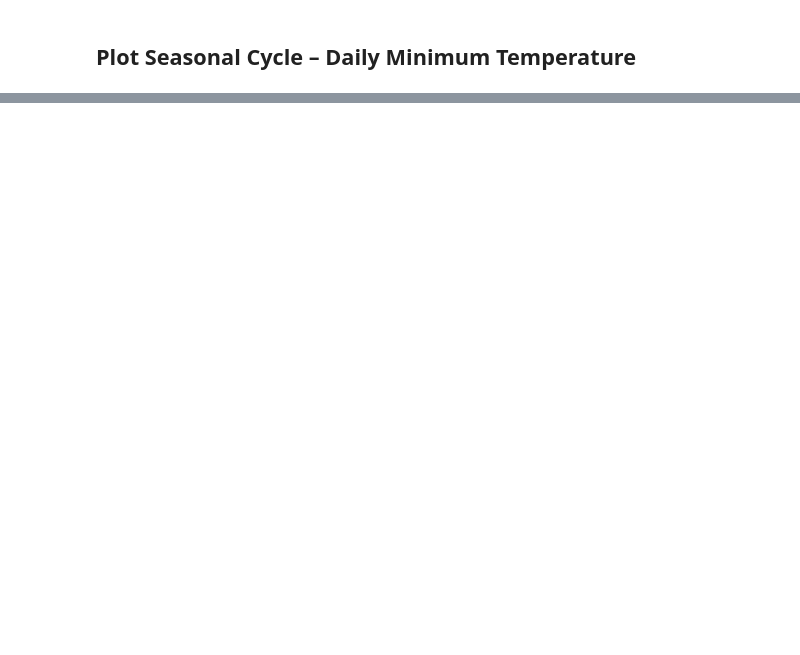
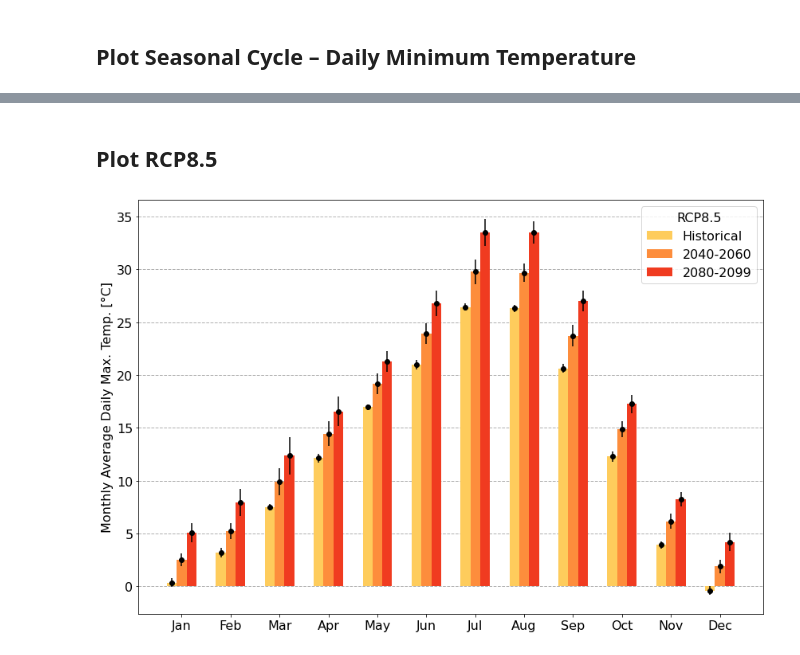
Before and after one commit to LejoFlores/CdA_MACA_analysis, a Jupyter notebook: CdA_ClimateChange_temperature.ipynb, the cells around one changed output, grey strips where cells are left out. Cells and saved outputs as stored; diff of their text form; code cells hidden in the pictures; blank space fills up the shorter version.

```diff
--- a/CdA_ClimateChange_temperature.ipynb
+++ b/CdA_ClimateChange_temperature.ipynb
@@ -57,17 +70,29 @@ tmax_seasonal_cycle_hist = tmax_hist_mean.air_temperature.mean(dim=('lat','lon')
 tmax_seasonal_cycle_40_60 = tmax_rcp45_mean_40_60.air_temperature.mean(dim=('lat','lon')) - KtoC
 tmax_seasonal_cycle_80_99 = tmax_rcp45_mean_80_99.air_temperature.mean(dim=('lat','lon')) - KtoC
 
+tmax_seasonal_cycle_40_60_rcp85 = tmax_rcp85_mean_40_60.air_temperature.mean(dim=('lat','lon')) - KtoC
+tmax_seasonal_cycle_80_99_rcp85 = tmax_rcp85_mean_80_99.air_temperature.mean(dim=('lat','lon')) - KtoC
+
 tmax_seasonal_cycle_hist_std = tmax_hist_std.air_temperature.mean(dim=('lat','lon'))
 tmax_seasonal_cycle_40_60_std = tmax_rcp45_std_40_60.air_temperature.mean(dim=('lat','lon'))
 tmax_seasonal_cycle_80_99_std = tmax_rcp45_std_80_99.air_temperature.mean(dim=('lat','lon'))
+
+tmax_seasonal_cycle_40_60_rcp85_std = tmax_rcp45_std_40_60.air_temperature.mean(dim=('lat','lon'))
+tmax_seasonal_cycle_80_99_rcp85_std = tmax_rcp45_std_80_99.air_temperature.mean(dim=('lat','lon'))
 
 tmax_seasonal_cycle_hist_np = tmax_seasonal_cycle_hist.values
 tmax_seasonal_cycle_40_60_np = tmax_seasonal_cycle_40_60.values
 tmax_seasonal_cycle_80_99_np = tmax_seasonal_cycle_80_99.values
 
+tmax_seasonal_cycle_40_60_rcp85_np = tmax_seasonal_cycle_40_60_rcp85.values
+tmax_seasonal_cycle_80_99_rcp85_np = tmax_seasonal_cycle_80_99_rcp85.values
+
 tmax_seasonal_cycle_hist_std_np = tmax_seasonal_cycle_hist_std.values
 tmax_seasonal_cycle_40_60_std_np = tmax_seasonal_cycle_40_60_std.values
 tmax_seasonal_cycle_80_99_std_np = tmax_seasonal_cycle_80_99_std.values
+
+tmax_seasonal_cycle_40_60_rcp85_std_np = tmax_seasonal_cycle_40_60_rcp85_std.values
+tmax_seasonal_cycle_80_99_rcp85_std_np = tmax_seasonal_cycle_80_99_rcp85_std.values
 # %%
 # Get multi-model average historical seasonal cycle in minimum temperature
 tmin_hist_mean = tmin_ds_hist.sel(time=slice(hist_beg, hist_end))\
@@ -250,0 +303,34 @@ plt.show()
+# %% [markdown]
+## Plot RCP8.5
+# %%
+labels = ['Jan', 'Feb', 'Mar', 'Apr', 'May', 'Jun', 'Jul', 'Aug', 'Sep', 'Oct', 'Nov', 'Dec']
+
+plt.rcParams.update({'font.size': 16})
+
+x = np.arange(len(labels))+1  # the label locations
+width = 0.2  # the width of the bars
+
+fig, ax = plt.subplots(figsize=(12,8))
+rects1 = ax.bar(x - width, tmax_seasonal_cycle_hist_np, width, label='Historical', color='#fecc5c', zorder=2.5)
+rects2 = ax.bar(x, tmax_seasonal_cycle_40_60_rcp85_np, width, label='2040-2060', color='#fd8d3c', zorder=2.5)
+rects3 = ax.bar(x + width, tmax_seasonal_cycle_80_99_rcp85_np, width, label='2080-2099', color='#f03b20', zorder=2.5)
+
+rects1 = ax.errorbar(x - width, tmax_seasonal_cycle_hist_np, yerr=tmax_seasonal_cycle_hist_std_np,
+                     fmt='o', color='k', zorder=3)
+rects2 = ax.errorbar(x, tmax_seasonal_cycle_40_60_rcp85_np, yerr=tmax_seasonal_cycle_40_60_rcp85_std_np,
+                     fmt='o', color='k', zorder=3)
+rects3 = ax.errorbar(x + width, tmax_seasonal_cycle_80_99_rcp85_np, yerr=tmax_seasonal_cycle_80_99_rcp85_std_np,
+                     fmt='o', color='k', zorder=3)
+
+# Add some text for labels, title and custom x-axis tick labels, etc.
+ax.grid(axis='y', linestyle='--', linewidth=1, zorder=-10)
+ax.set_ylabel('Monthly Average Daily Max. Temp. [°C]')
+ax.set_xticks(x)
+ax.set_xticklabels(labels)
+ax.legend(title='RCP8.5')
+
+fig.tight_layout()
+plt.savefig('MACA_v2_SeasonalCycleTmax.png', bbox_inches='tight', dpi=300)
+plt.show()
+# %% [output]
+[figure, added]
```
Also changed, not shown: parts of 16 cells of this notebook, 15 other files.
